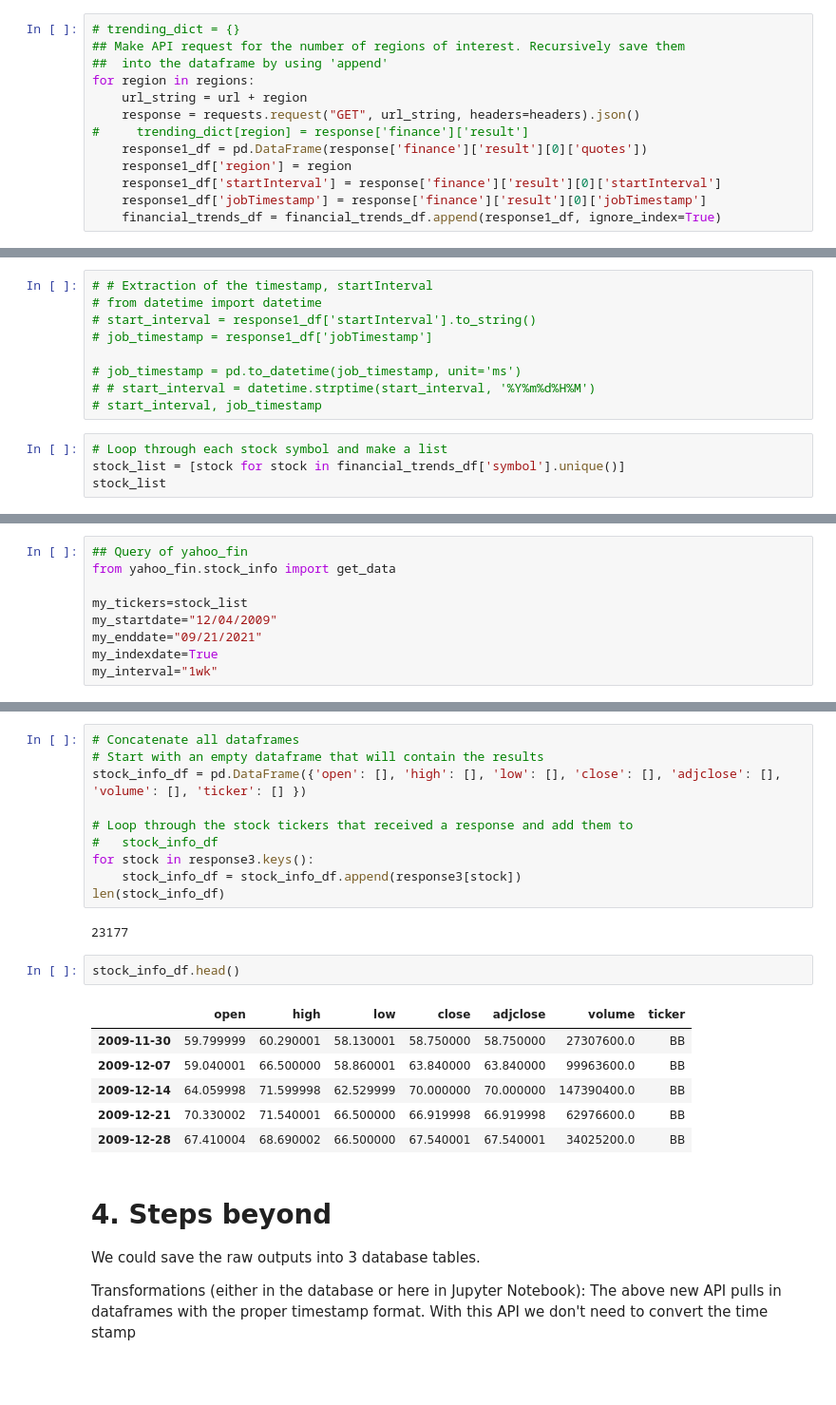
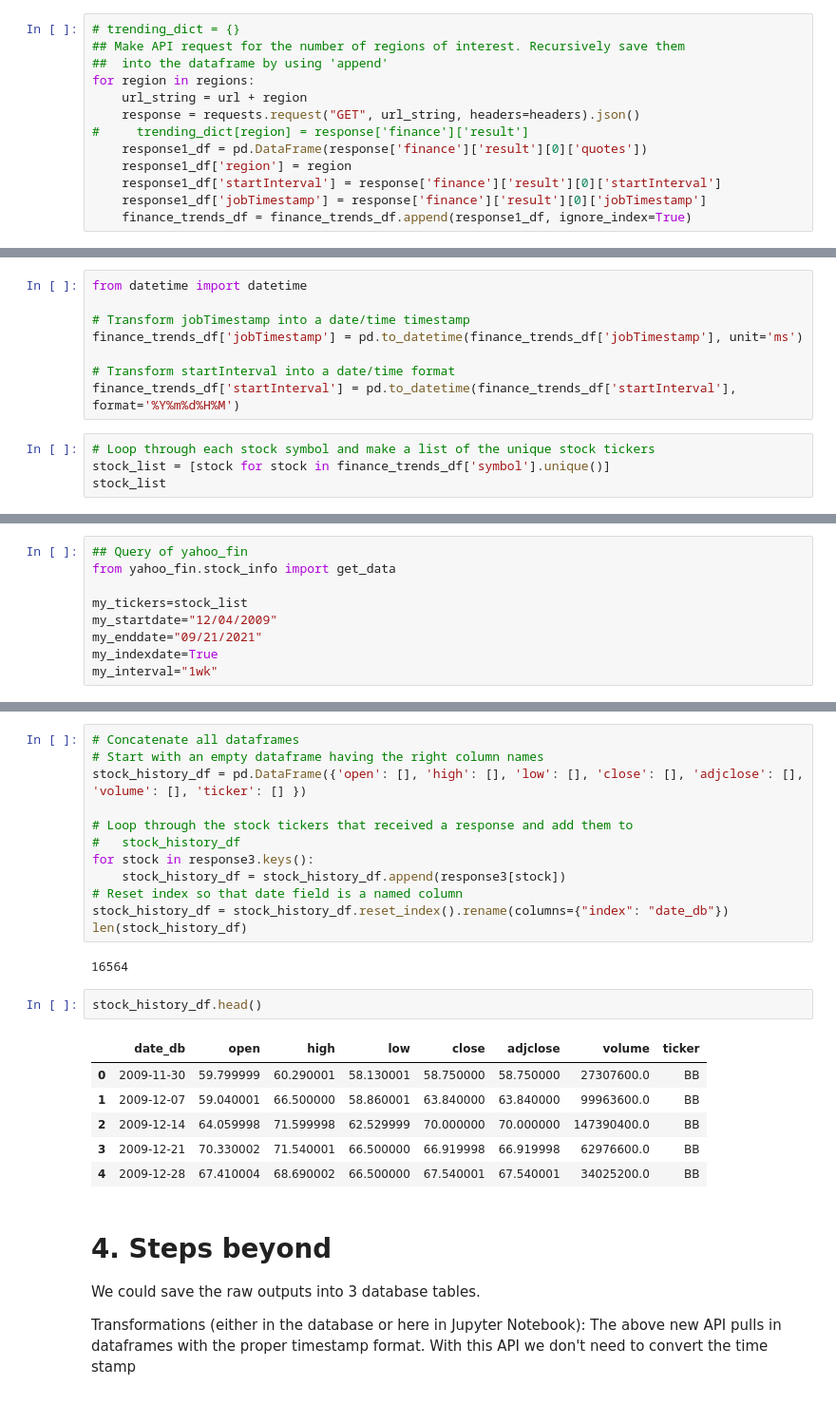
Before and after one commit to V-Villagomez/ETL-Stock-Trends, a Jupyter notebook: Notebooks/project2_yahoofinance.ipynb, the cells around one changed output, grey strips where cells are left out. Shown at 95% size. Saved outputs shown, nothing was run; the diff lists cells and outputs as text.

Commit message:
Updates to timestamp and startinterval types

```diff
--- a/Notebooks/project2_yahoofinance.ipynb
+++ b/Notebooks/project2_yahoofinance.ipynb
@@ -69,6 +69,6 @@ for region in regions:
     response1_df['region'] = region
     response1_df['startInterval'] = response['finance']['result'][0]['startInterval']
     response1_df['jobTimestamp'] = response['finance']['result'][0]['jobTimestamp']
-    financial_trends_df = financial_trends_df.append(response1_df, ignore_index=True)
+    finance_trends_df = finance_trends_df.append(response1_df, ignore_index=True)
 # %%
 ## How many responses did we get?  10 regions
@@ -80,15 +80,14 @@ len(financial_trends_df['region'].unique())
 # %%
-# # Extraction of the timestamp, startInterval
-# from datetime import datetime
-# start_interval = response1_df['startInterval'].to_string()
-# job_timestamp = response1_df['jobTimestamp']
+from datetime import datetime
 
-# job_timestamp = pd.to_datetime(job_timestamp, unit='ms')
-# # start_interval = datetime.strptime(start_interval, '%Y%m%d%H%M')
-# start_interval, job_timestamp
+# Transform jobTimestamp into a date/time timestamp
+finance_trends_df['jobTimestamp'] = pd.to_datetime(finance_trends_df['jobTimestamp'], unit='ms')
+
+# Transform startInterval into a date/time format
+finance_trends_df['startInterval'] = pd.to_datetime(finance_trends_df['startInterval'], format='%Y%m%d%H%M')
 # %%
-# Loop through each stock symbol and make a list
-stock_list = [stock for stock in financial_trends_df['symbol'].unique()]
+# Loop through each stock symbol and make a list of the unique stock tickers
+stock_list = [stock for stock in finance_trends_df['symbol'].unique()]
 stock_list
 # %% [output]
 ['BB',
@@ -310,24 +288,26 @@ dict_keys(['BB', 'FB', 'HOOD', 'SOFI', 'U', 'ATER', 'DVAX', 'PFE', 'SLI', 'TLRY'
 # %%
 # Concatenate all dataframes
-# Start with an empty dataframe that will contain the results
-stock_info_df = pd.DataFrame({'open': [], 'high': [], 'low': [], 'close': [], 'adjclose': [], 'volume': [], 'ticker': [] })
+# Start with an empty dataframe having the right column names
+stock_history_df = pd.DataFrame({'open': [], 'high': [], 'low': [], 'close': [], 'adjclose': [], 'volume': [], 'ticker': [] })
 
 # Loop through the stock tickers that received a response and add them to
-#   stock_info_df
+#   stock_history_df
 for stock in response3.keys():
-    stock_info_df = stock_info_df.append(response3[stock])
-len(stock_info_df)
+    stock_history_df = stock_history_df.append(response3[stock])
+# Reset index so that date field is a named column
+stock_history_df = stock_history_df.reset_index().rename(columns={"index": "date_db"})
+len(stock_history_df)
 # %% [output]
-23177
+16564
 # %%
-stock_info_df.head()
+stock_history_df.head()
 # %% [output]
-|  | open | high | low | close | adjclose | volume | ticker |
-| 2009-11-30 | 59.799999 | 60.290001 | 58.130001 | 58.750000 | 58.750000 | 27307600.0 | BB |
-| 2009-12-07 | 59.040001 | 66.500000 | 58.860001 | 63.840000 | 63.840000 | 99963600.0 | BB |
-| 2009-12-14 | 64.059998 | 71.599998 | 62.529999 | 70.000000 | 70.000000 | 147390400.0 | BB |
-| 2009-12-21 | 70.330002 | 71.540001 | 66.500000 | 66.919998 | 66.919998 | 62976600.0 | BB |
-| 2009-12-28 | 67.410004 | 68.690002 | 66.500000 | 67.540001 | 67.540001 | 34025200.0 | BB |
+|  | date_db | open | high | low | close | adjclose | volume | ticker |
+| 0 | 2009-11-30 | 59.799999 | 60.290001 | 58.130001 | 58.750000 | 58.750000 | 27307600.0 | BB |
+| 1 | 2009-12-07 | 59.040001 | 66.500000 | 58.860001 | 63.840000 | 63.840000 | 99963600.0 | BB |
+| 2 | 2009-12-14 | 64.059998 | 71.599998 | 62.529999 | 70.000000 | 70.000000 | 147390400.0 | BB |
+| 3 | 2009-12-21 | 70.330002 | 71.540001 | 66.500000 | 66.919998 | 66.919998 | 62976600.0 | BB |
+| 4 | 2009-12-28 | 67.410004 | 68.690002 | 66.500000 | 67.540001 | 67.540001 | 34025200.0 | BB |
 # %% [markdown]
 # 4. Steps beyond
 
```
Also changed, not shown: parts of 26 cells of this notebook.
